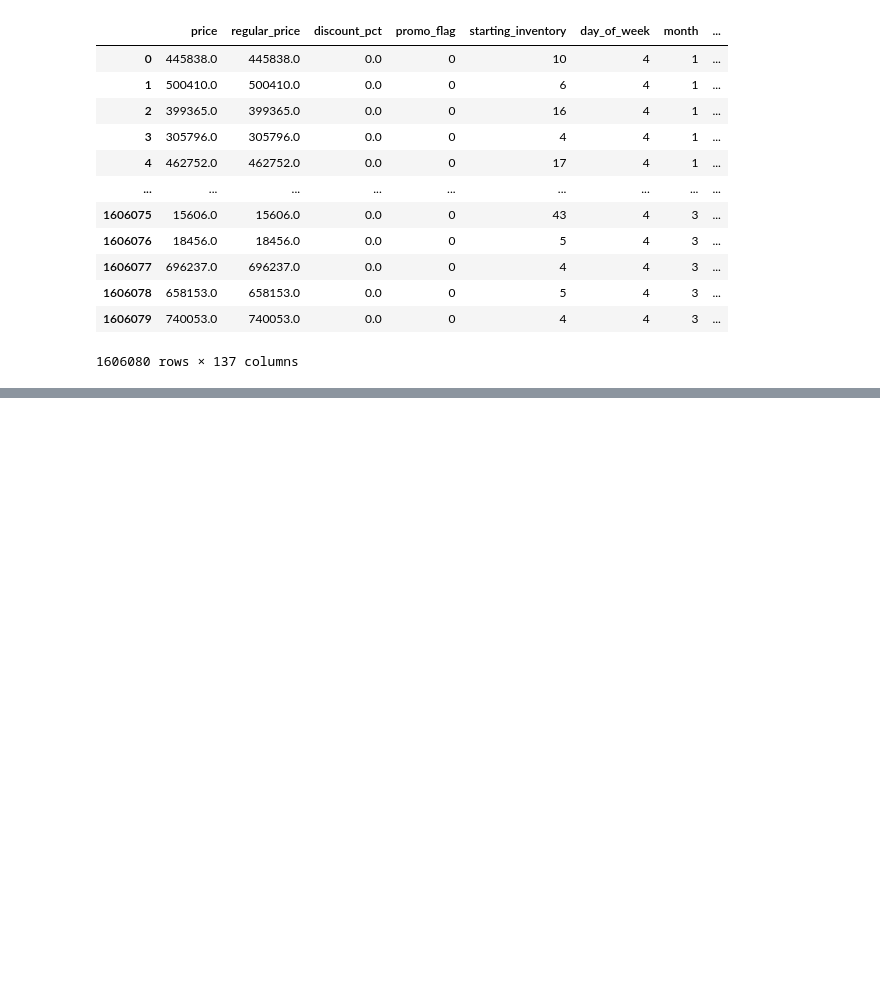
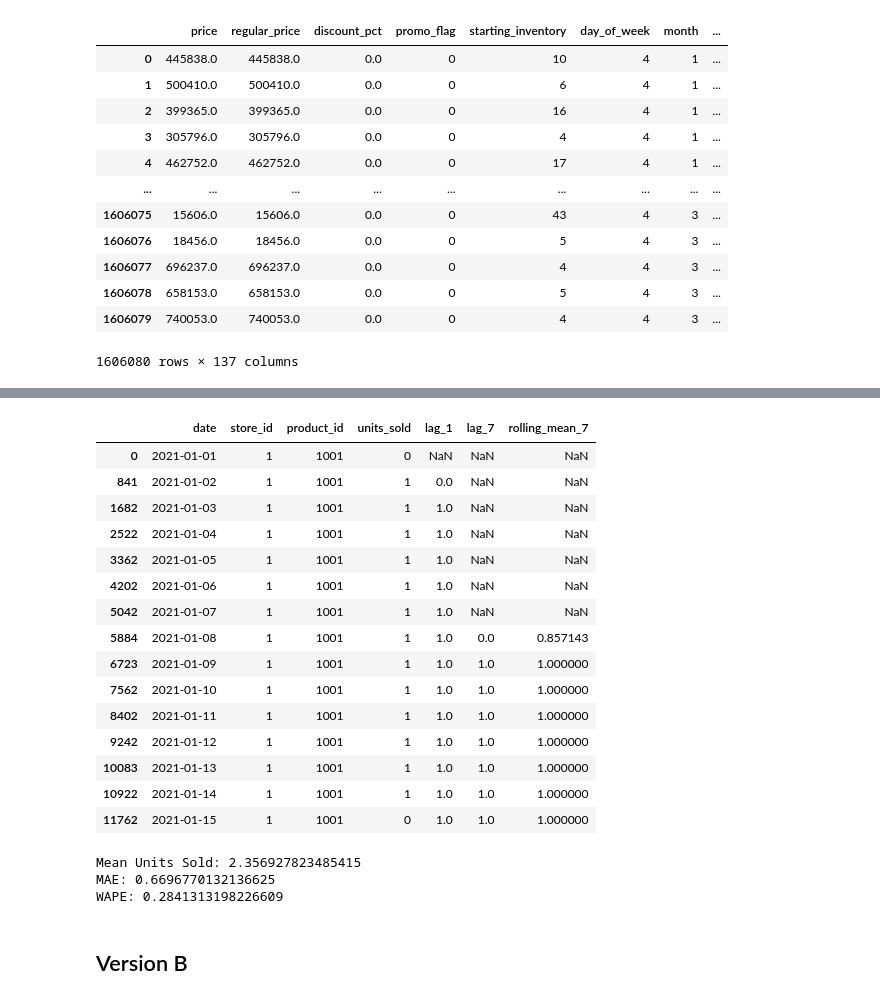
Before and after one commit to SunnyX-AI/ai-powered-sales-forecasting, a Jupyter notebook: notebooks/00_experiments.ipynb, the cells around one changed output, grey strips where cells are left out. Drawn from its saved outputs; the diff is of its cells as text; code cells hidden in the pictures; blank space fills up the shorter version.

```diff
--- a/notebooks/00_experiments.ipynb
+++ b/notebooks/00_experiments.ipynb
@@ -763,0 +776,14 @@ print("MAE:", mae)
+# %%
+import pandas as pd
+import psycopg2
+
+conn = psycopg2.connect(
+    host="localhost",
+    database="sunnybest_sfs",
+    user="bonaventure",
+    password=""
+)
+
+query = "SELECT * FROM core.fact_sales"
+df = pd.read_sql(query, conn)
+conn.close()
@@ -763,0 +824,34 @@ print("MAE:", mae)
+# %%
+group_cols = ["store_id", "product_id"]
+
+df["lag_1"] = df.groupby(group_cols)["units_sold"].shift(1)
+df["lag_7"] = df.groupby(group_cols)["units_sold"].shift(7)
+
+df["rolling_mean_7"] = (
+    df.groupby(group_cols)["units_sold"]
+      .shift(1)
+      .rolling(window=7)
+      .mean()
+)
+# %%
+df[[
+    "date", "store_id", "product_id", "units_sold",
+    "lag_1", "lag_7", "rolling_mean_7"
+]].head(15)
+# %% [output]
+|  | date | store_id | product_id | units_sold | lag_1 | lag_7 | rolling_mean_7 |
+| 0 | 2021-01-01 | 1 | 1001 | 0 | NaN | NaN | NaN |
+| 841 | 2021-01-02 | 1 | 1001 | 1 | 0.0 | NaN | NaN |
+| 1682 | 2021-01-03 | 1 | 1001 | 1 | 1.0 | NaN | NaN |
+| 2522 | 2021-01-04 | 1 | 1001 | 1 | 1.0 | NaN | NaN |
+| 3362 | 2021-01-05 | 1 | 1001 | 1 | 1.0 | NaN | NaN |
+| 4202 | 2021-01-06 | 1 | 1001 | 1 | 1.0 | NaN | NaN |
+| 5042 | 2021-01-07 | 1 | 1001 | 1 | 1.0 | NaN | NaN |
+| 5884 | 2021-01-08 | 1 | 1001 | 1 | 1.0 | 0.0 | 0.857143 |
+| 6723 | 2021-01-09 | 1 | 1001 | 1 | 1.0 | 1.0 | 1.000000 |
+| 7562 | 2021-01-10 | 1 | 1001 | 1 | 1.0 | 1.0 | 1.000000 |
+| 8402 | 2021-01-11 | 1 | 1001 | 1 | 1.0 | 1.0 | 1.000000 |
+| 9242 | 2021-01-12 | 1 | 1001 | 1 | 1.0 | 1.0 | 1.000000 |
+| 10083 | 2021-01-13 | 1 | 1001 | 1 | 1.0 | 1.0 | 1.000000 |
+| 10922 | 2021-01-14 | 1 | 1001 | 1 | 1.0 | 1.0 | 1.000000 |
+| 11762 | 2021-01-15 | 1 | 1001 | 0 | 1.0 | 1.0 | 1.000000 |
@@ -763,0 +883,27 @@ print("MAE:", mae)
+# %%
+from sklearn.ensemble import RandomForestRegressor
+from sklearn.metrics import mean_absolute_error
+import numpy as np
+
+model = RandomForestRegressor(
+    n_estimators=100,
+    random_state=42,
+    n_jobs=-1
+)
+
+model.fit(X_train, y_train)
+
+y_pred = model.predict(X_test)
+
+mae = mean_absolute_error(y_test, y_pred)
+wape = np.sum(np.abs(y_test - y_pred)) / np.sum(y_test)
+
+print("Mean Units Sold:", y_test.mean())
+print("MAE:", mae)
+print("WAPE:", wape)
+# %% [output]
+Mean Units Sold: 2.356927823485415
+MAE: 0.6696770132136625
+WAPE: 0.2841313198226609
+# %% [markdown]
+## Version B
```
Also changed, not shown: parts of 31 cells of this notebook, 6 other files.
